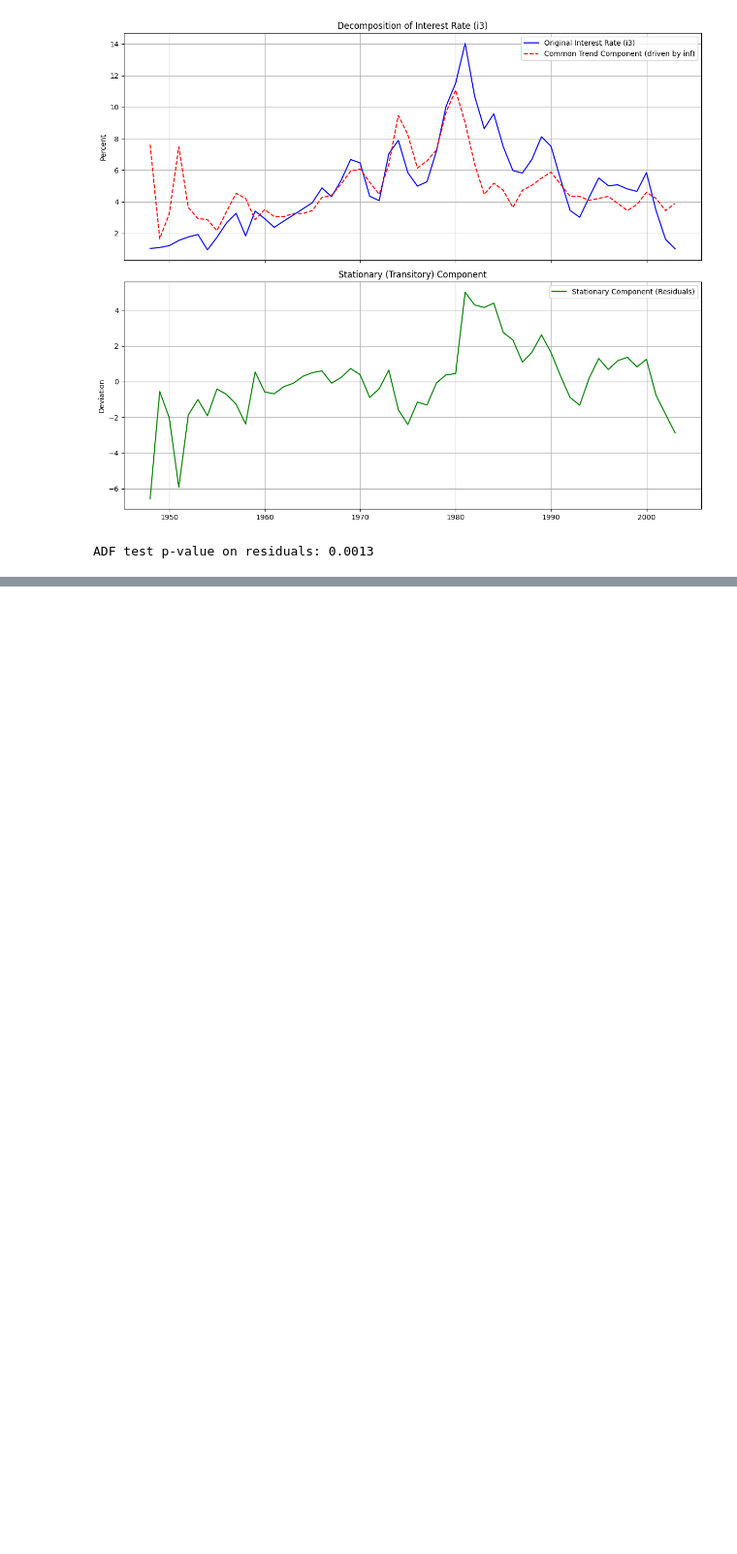
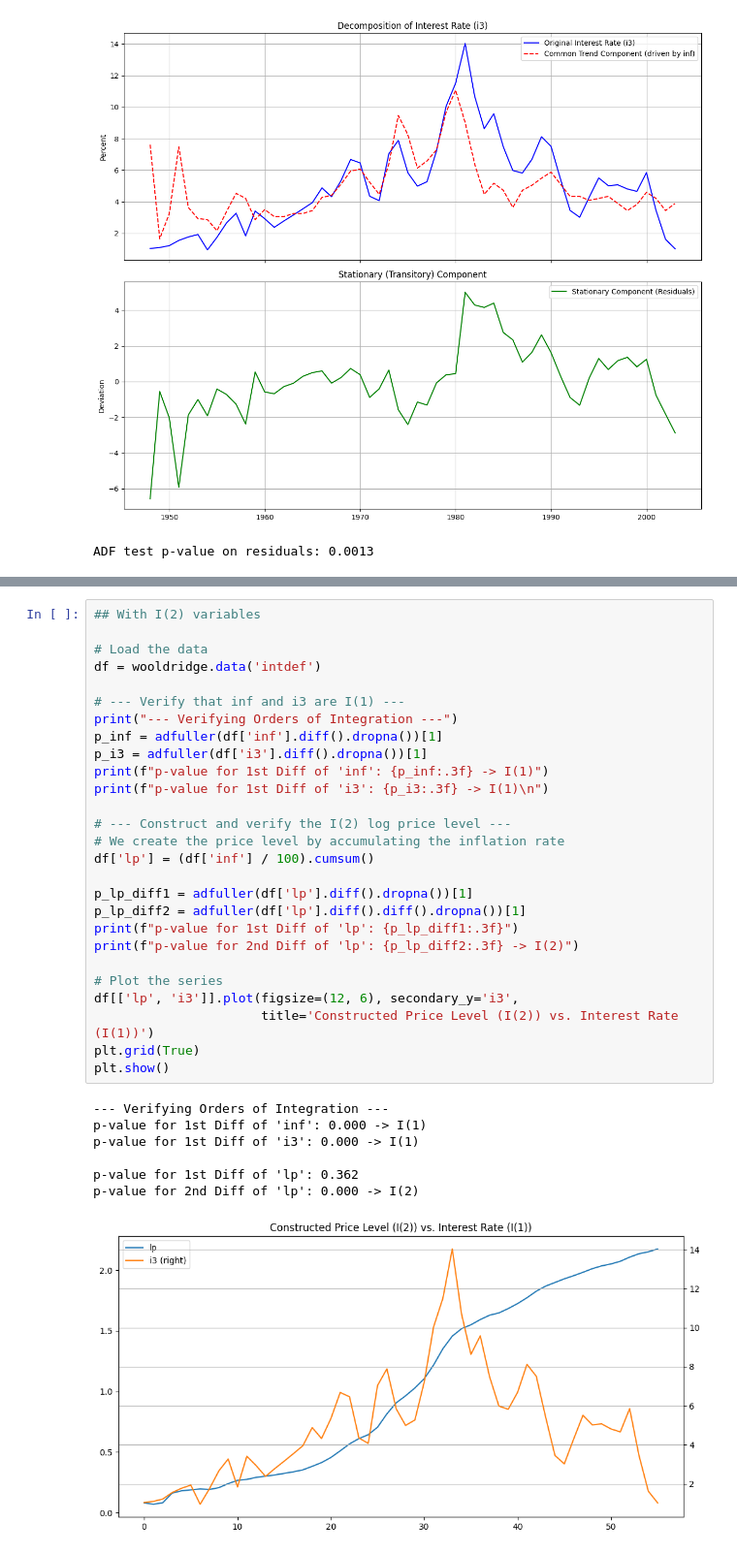
Before and after one commit to davescordova/Applied-Econometric-Time-Series-Walter-Enders, a Jupyter notebook: Chapter 6.ipynb, the cells around one changed output, grey strips where cells are left out. Shown at 97% size. Drawn from its saved outputs; the diff is of its cells as text; blank space fills up the shorter version.

```diff
--- a/Chapter 6.ipynb
+++ b/Chapter 6.ipynb
@@ -184,0 +375,35 @@ ADF test p-value on residuals: 0.0013
+# %%
+## With I(2) variables
+
+# Load the data
+df = wooldridge.data('intdef')
+
+# --- Verify that inf and i3 are I(1) ---
+print("--- Verifying Orders of Integration ---")
+p_inf = adfuller(df['inf'].diff().dropna())[1]
+p_i3 = adfuller(df['i3'].diff().dropna())[1]
+print(f"p-value for 1st Diff of 'inf': {p_inf:.3f} -> I(1)")
+print(f"p-value for 1st Diff of 'i3': {p_i3:.3f} -> I(1)\n")
+
+# --- Construct and verify the I(2) log price level ---
+# We create the price level by accumulating the inflation rate
+df['lp'] = (df['inf'] / 100).cumsum()
+
+p_lp_diff1 = adfuller(df['lp'].diff().dropna())[1]
+p_lp_diff2 = adfuller(df['lp'].diff().diff().dropna())[1]
+print(f"p-value for 1st Diff of 'lp': {p_lp_diff1:.3f}")
+print(f"p-value for 2nd Diff of 'lp': {p_lp_diff2:.3f} -> I(2)")
+
+# Plot the series
+df[['lp', 'i3']].plot(figsize=(12, 6), secondary_y='i3',
+                      title='Constructed Price Level (I(2)) vs. Interest Rate (I(1))')
+plt.grid(True)
+plt.show()
+# %% [output]
+--- Verifying Orders of Integration ---
+p-value for 1st Diff of 'inf': 0.000 -> I(1)
+p-value for 1st Diff of 'i3': 0.000 -> I(1)
+
+p-value for 1st Diff of 'lp': 0.362
+p-value for 2nd Diff of 'lp': 0.000 -> I(2)
+[figure, added]
```
Also changed, not shown: parts of 26 cells of this notebook.
